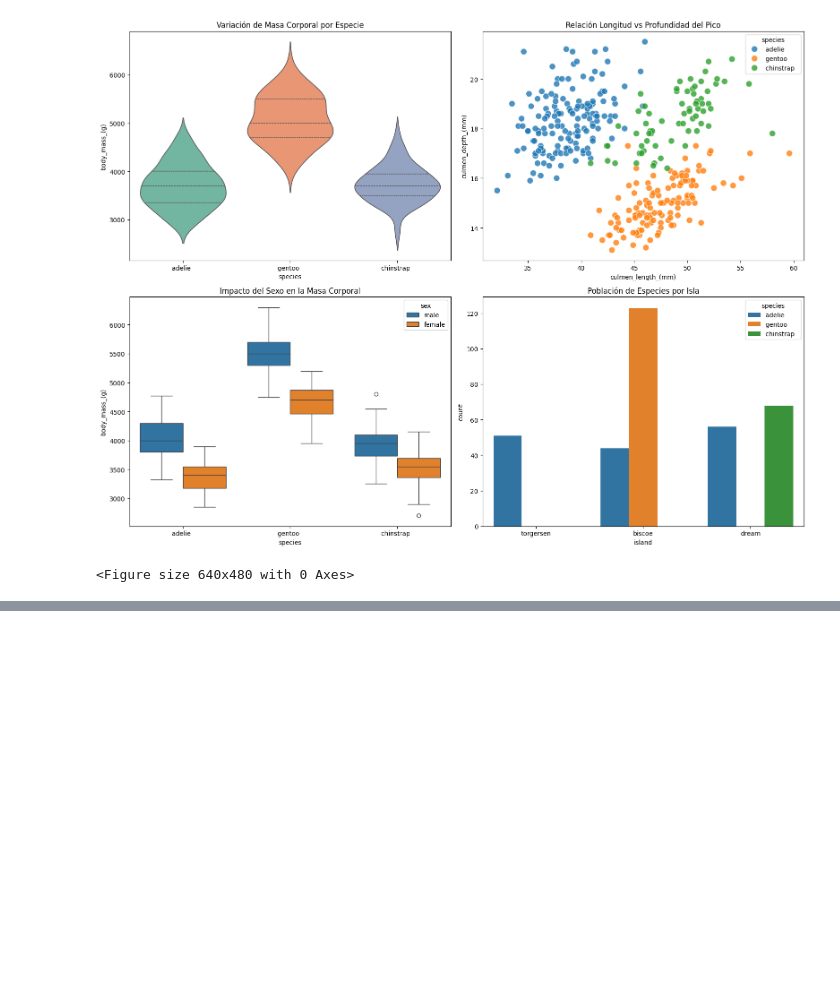
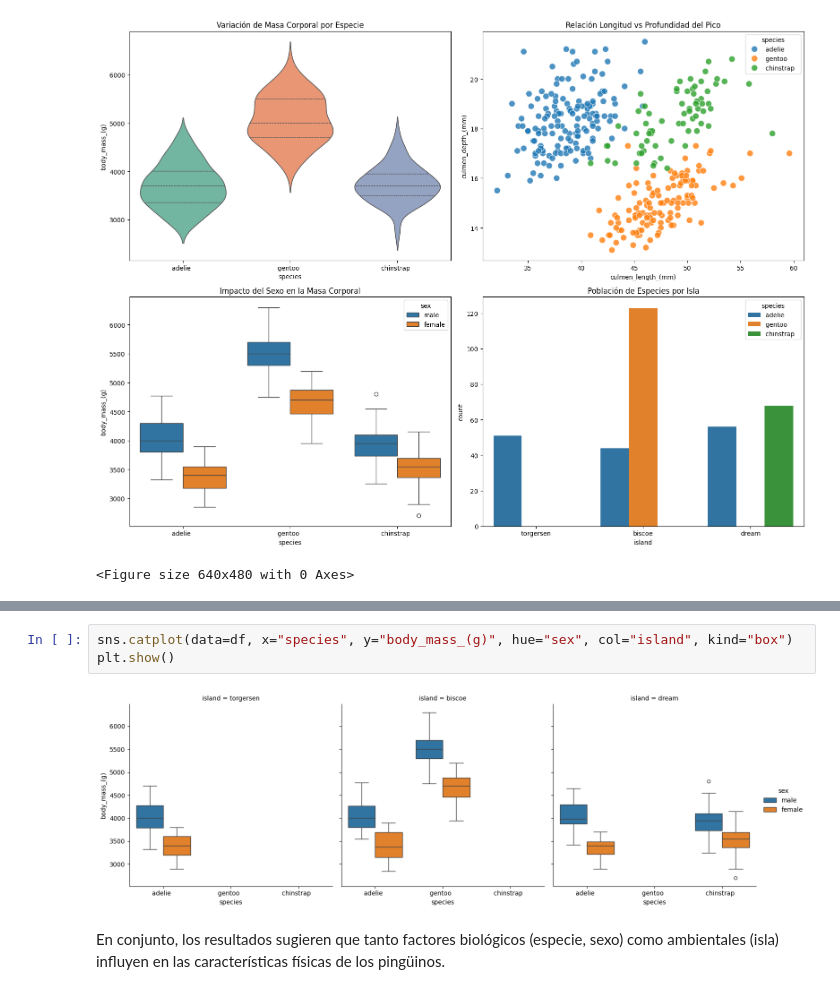
Before and after one commit to xuangfm/ejercicio_pinguinos, a Jupyter notebook: proceso_analisis.ipynb, the cells around one changed output, grey strips where cells are left out. Saved outputs shown, nothing was run; the diff lists cells and outputs as text; blank space fills up the shorter version.

```diff
--- a/proceso_analisis.ipynb
+++ b/proceso_analisis.ipynb
@@ -304,0 +364,7 @@ Conclusión: La especie es morfológicamente muy estable a través de las distin
+# %%
+sns.catplot(data=df, x="species", y="body_mass_(g)", hue="sex", col="island", kind="box")
+plt.show()
+# %% [output]
+[figure, added]
+# %% [markdown]
+En conjunto, los resultados sugieren que tanto factores biológicos (especie, sexo) como ambientales (isla) influyen en las características físicas de los pingüinos.
```
Also changed, not shown: parts of 9 cells of this notebook.
